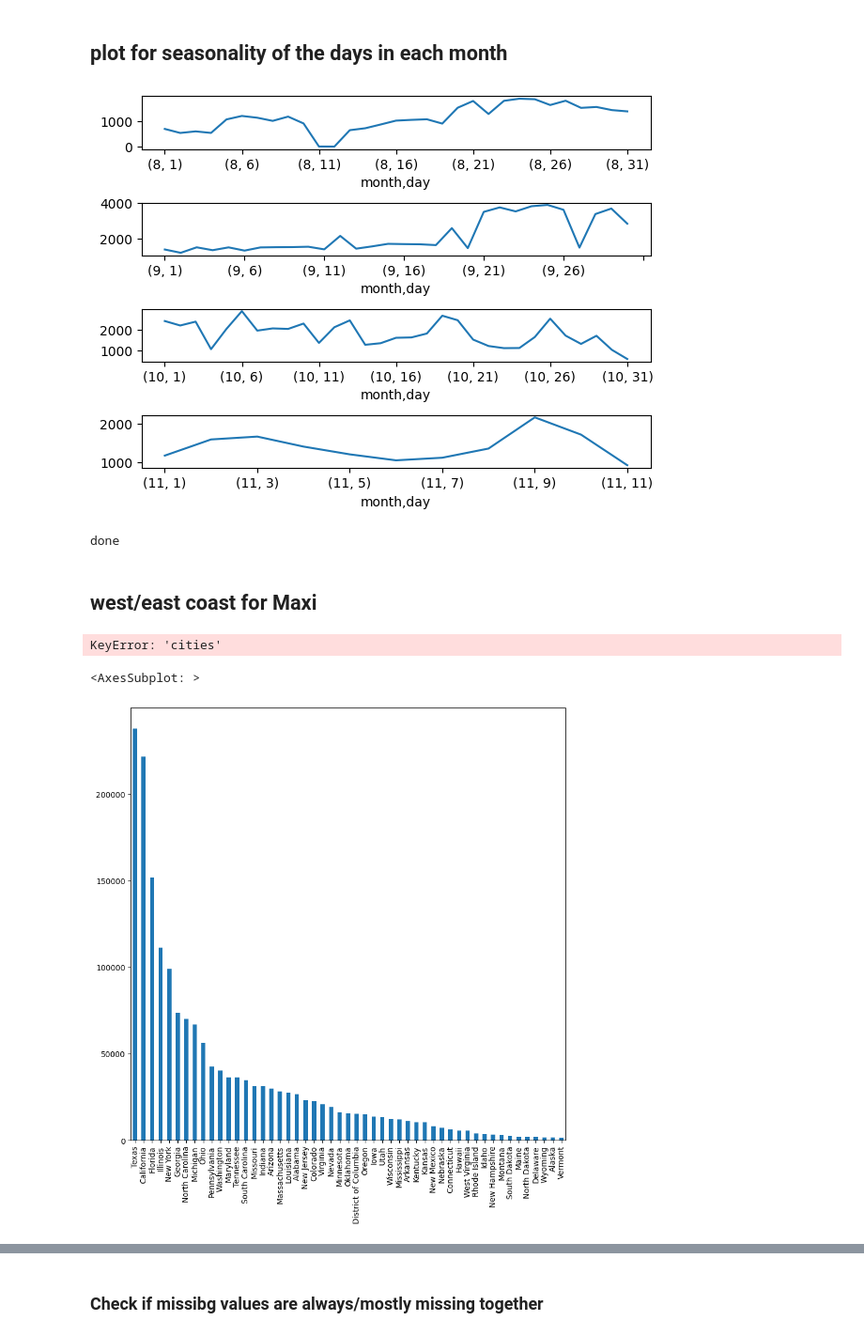
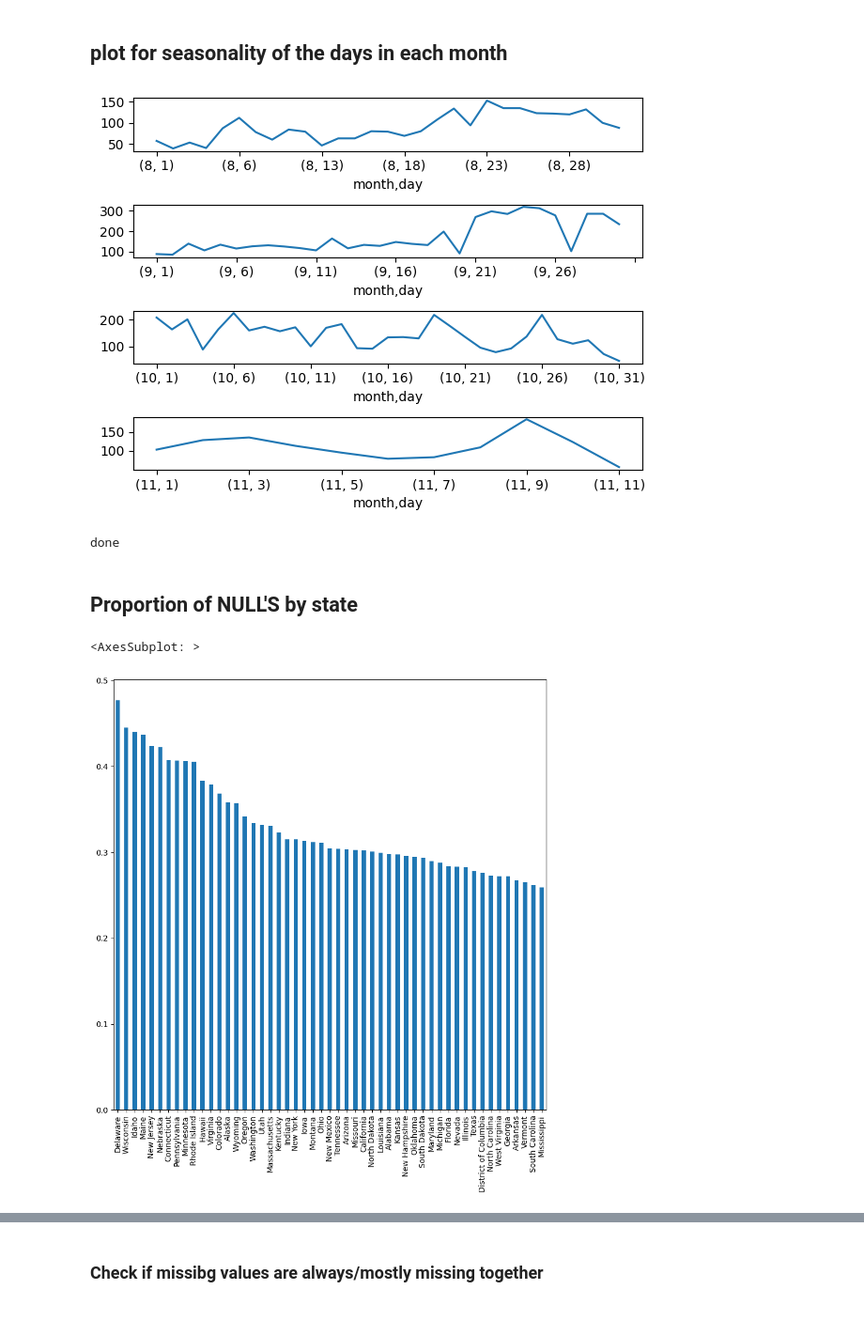
Before and after one commit to liorkaspa/IntroDS, a Jupyter notebook: CourseProject.ipynb, the cells around one changed output, grey strips where cells are left out. Shown at 94% size. Cells and saved outputs as stored; diff of their text form; code cells hidden in the pictures.

Commit message:
Need to handle app nulls

```diff
--- a/CourseProject.ipynb
+++ b/CourseProject.ipynb
@@ -12,3 +12,4 @@ import datetime as dt
 # %%
 df_train=pd.read_csv('ctr_dataset_train.csv')
 df_train.head()
+df_train=df_train.sample(n=200000)
@@ -269,36 +264,18 @@ for r in range(4):
     df_list[r].plot(ax=axes[r])
     axes[r].get_legend().remove()
 # %% [output]
-[figure, old version]
+[figure, new version]
 # %%
 print("done")
 # %% [output]
 done
 # %% [markdown]
-## west/east coast for Maxi
+## Proportion of NULL'S by state
-# %%
-Westcoast=["a","b"]
-eastcoat=["c","d"]
-all_cities=set(Westcoast).union(set(eastcoat))-set(df["cities"].unique())
-if not all_cities:
-    print("All cities coverd")
-
-
-def mapping_function(x):
-    if x in Westcoast:
-        return "westcoast"
-
-    else:
-        return "eastcoast"
-
-df["coast"]=df["cities"].apply(mapping_function)
-# %% [output]
-KeyError: 'cities'
 # %%
-df_diff=df_train.state.value_counts()-df_train[df_train.device_model.isnull() & df_train.manufacturer.isnull()].state.value_counts()
+df_diff=(df_train[df_train.device_model.isnull() & df_train.manufacturer.isnull()].state.value_counts())/df_train.state.value_counts()
 df_diff=df_diff.sort_values(ascending=False)
 df_diff.plot.bar(figsize=(10,10))
 # %% [output]
 <AxesSubplot: >
-[figure, old version]
+[figure, new version]
 # %% [markdown]
```
Also changed, not shown: parts of 38 cells of this notebook.
